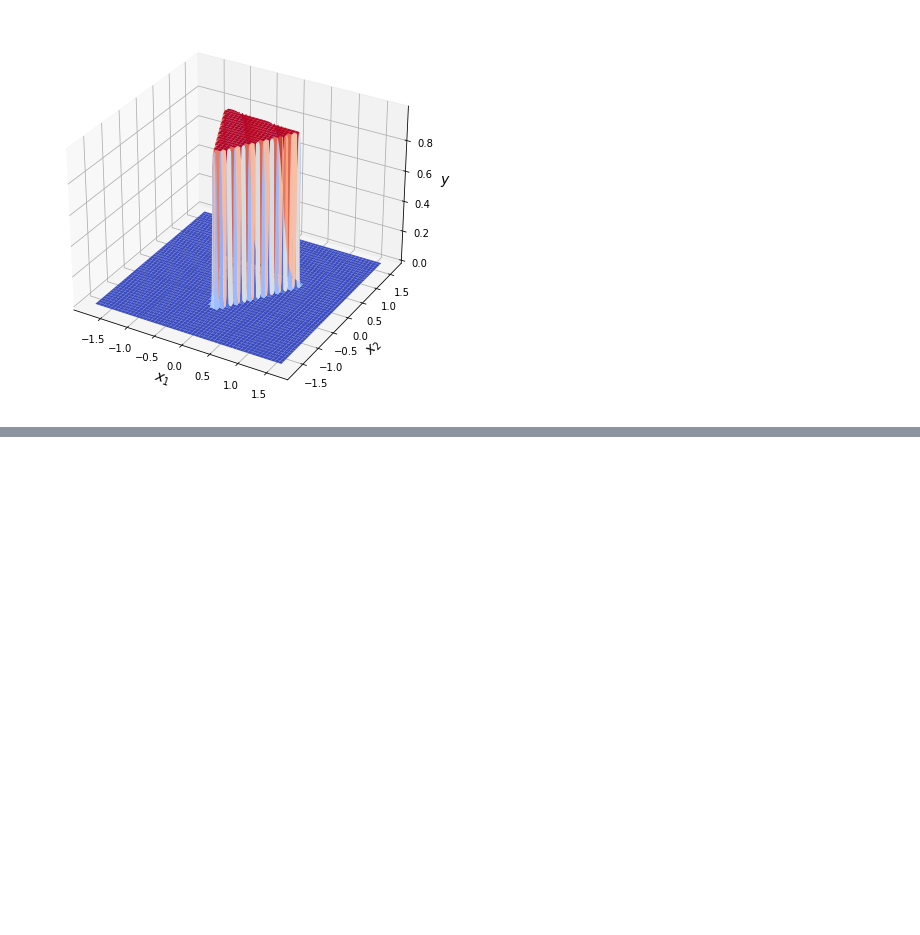
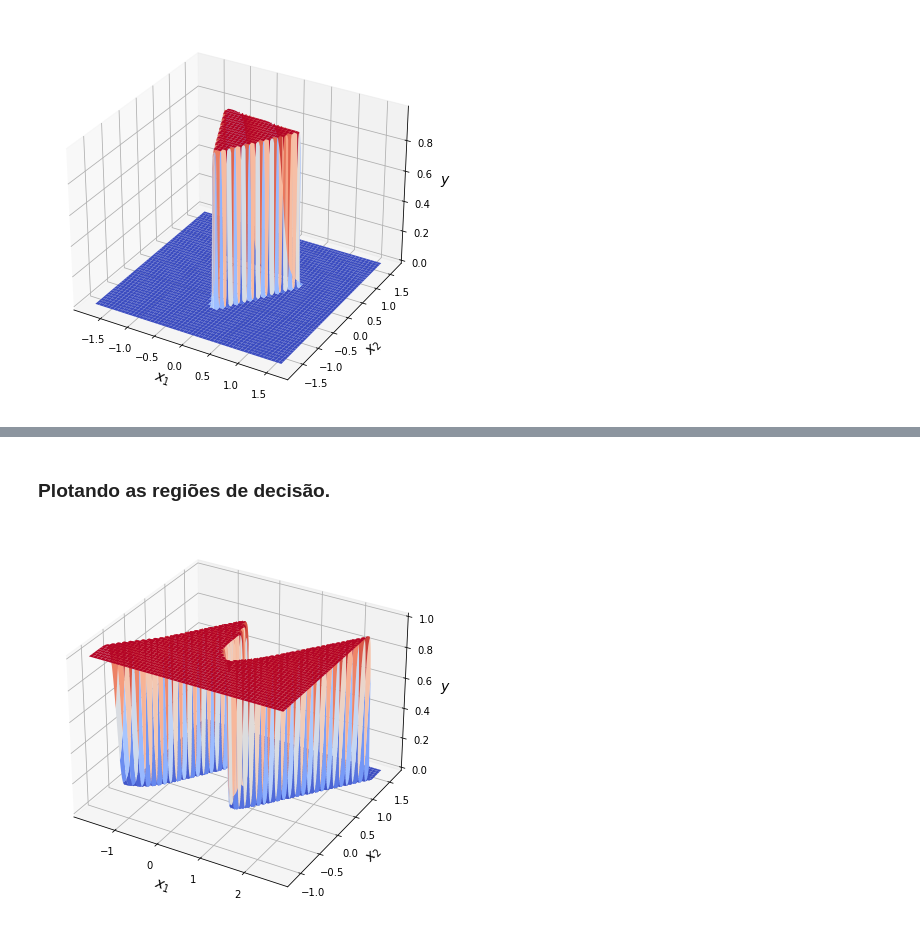
Before and after one commit to zz4fap/tp555-ml, a Jupyter notebook: exemplos/neural_networks/mlp/FunctionApproximationWithMLP.ipynb, the cells around one changed output, grey strips where cells are left out. Saved outputs shown, nothing was run; the diff lists cells and outputs as text; code cells hidden in the pictures; blank space fills up the shorter version.

```diff
--- a/exemplos/neural_networks/mlp/FunctionApproximationWithMLP.ipynb
+++ b/exemplos/neural_networks/mlp/FunctionApproximationWithMLP.ipynb
@@ -268,0 +339,6 @@ plotDecisionBoundary(clf2,X[:,0],X[:,1],'mlpcc.png')
+# %% [markdown]
+### Plotando as regiões de decisão.
+# %%
+plotDecisionBoundary(gs,X[:,0],X[:,1],'mlptwomoons.png')
+# %% [output]
+[figure, added]
```
Also changed, not shown: parts of 10 cells of this notebook, 2 other files.
